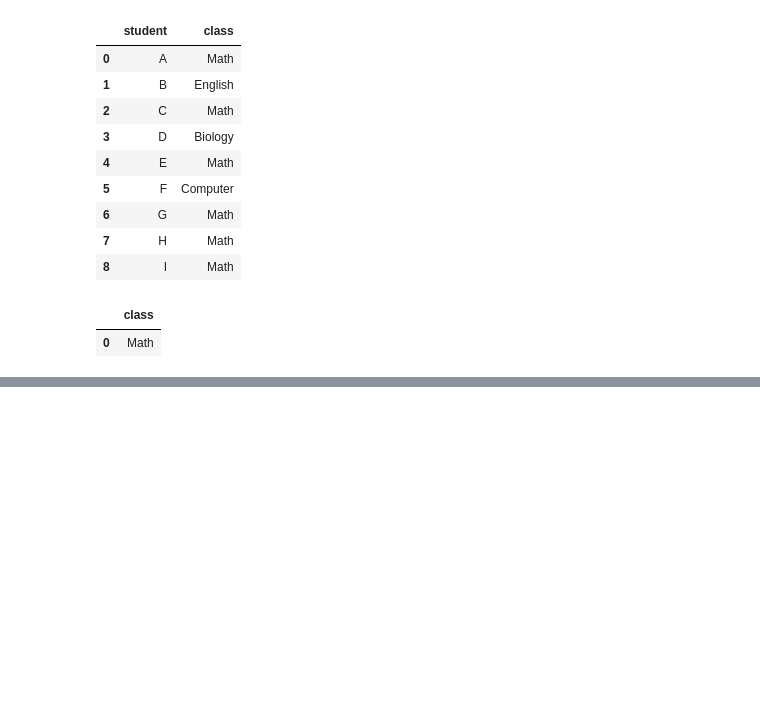
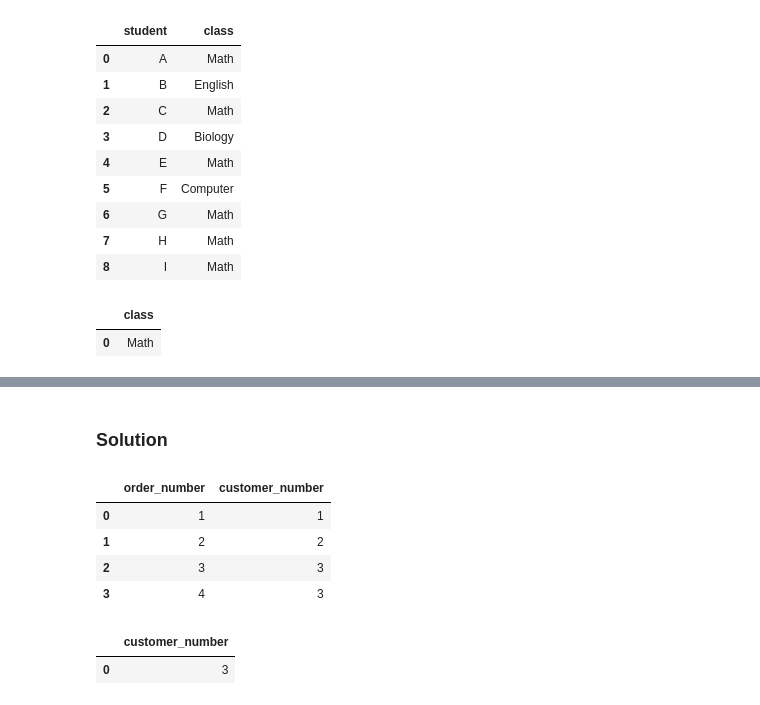
Before and after one commit to mkkhan151/30-days-pandas-challange, a Jupyter notebook: 30_Days_of_Pandas_LeetCode_Challage.ipynb, the cells around one changed output, grey strips where cells are left out. Saved outputs shown, nothing was run; the diff lists cells and outputs as text; code cells hidden in the pictures; blank space fills up the shorter version.

```diff
--- a/30_Days_of_Pandas_LeetCode_Challage.ipynb
+++ b/30_Days_of_Pandas_LeetCode_Challage.ipynb
@@ -1722,0 +1765,27 @@ find_classes(courses)
+# %% [markdown]
+### Solution
+# %%
+import pandas as pd
+
+data = [
+    [1, 1], [2, 2], [3, 3], [4, 3]
+]
+orders = pd.DataFrame(
+    data,
+    columns=['order_number', 'customer_number']
+).astype({'order_number':'Int64', 'customer_number':'Int64'})
+orders
+# %% [output]
+|  | order_number | customer_number |
+| 0 | 1 | 1 |
+| 1 | 2 | 2 |
+| 2 | 3 | 3 |
+| 3 | 4 | 3 |
+# %%
+def largest_orders(orders: pd.DataFrame) -> pd.DataFrame:
+    return orders['customer_number'].mode().to_frame()
+
+largest_orders(orders)
+# %% [output]
+|  | customer_number |
+| 0 | 3 |
```
Also changed, not shown: parts of 8 cells of this notebook.
